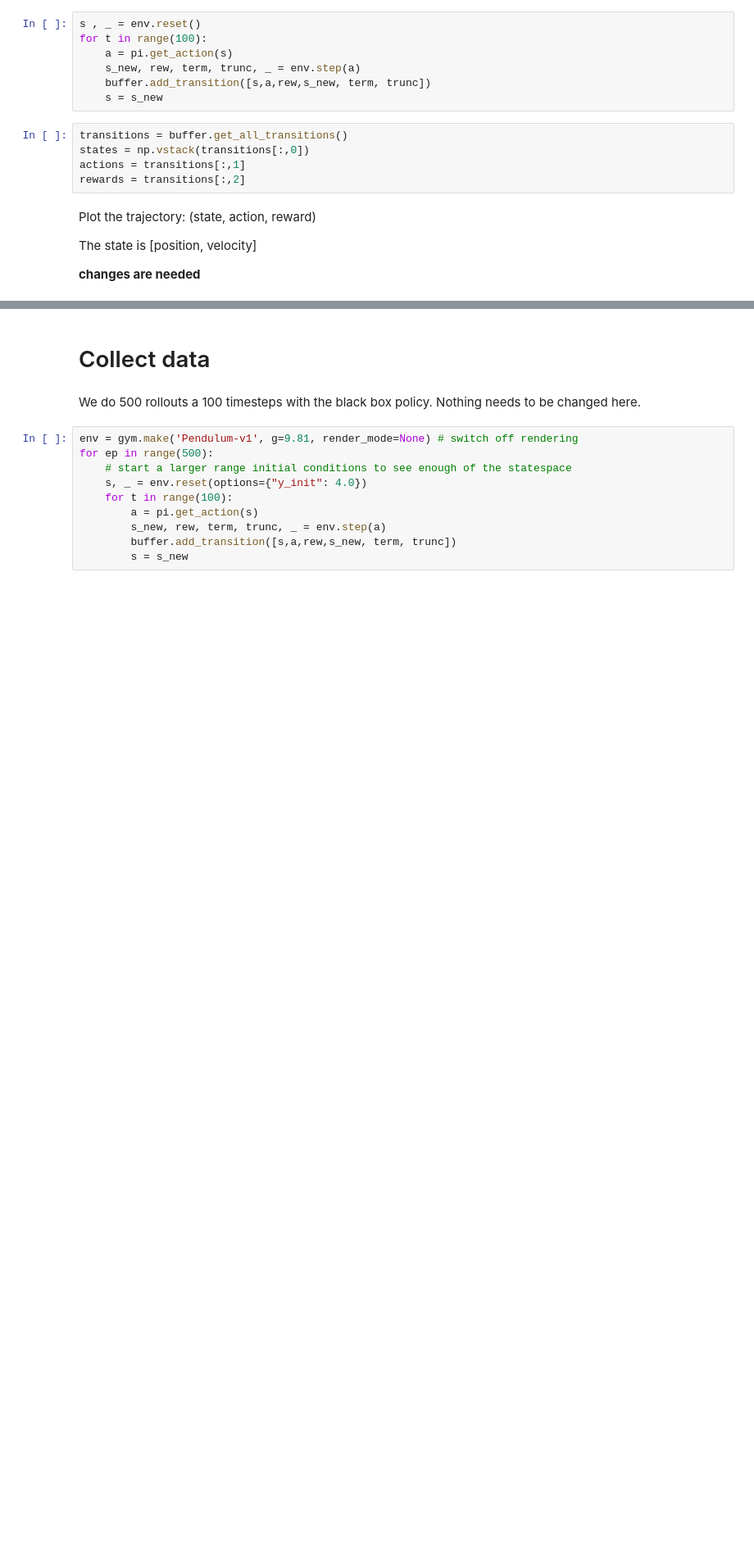
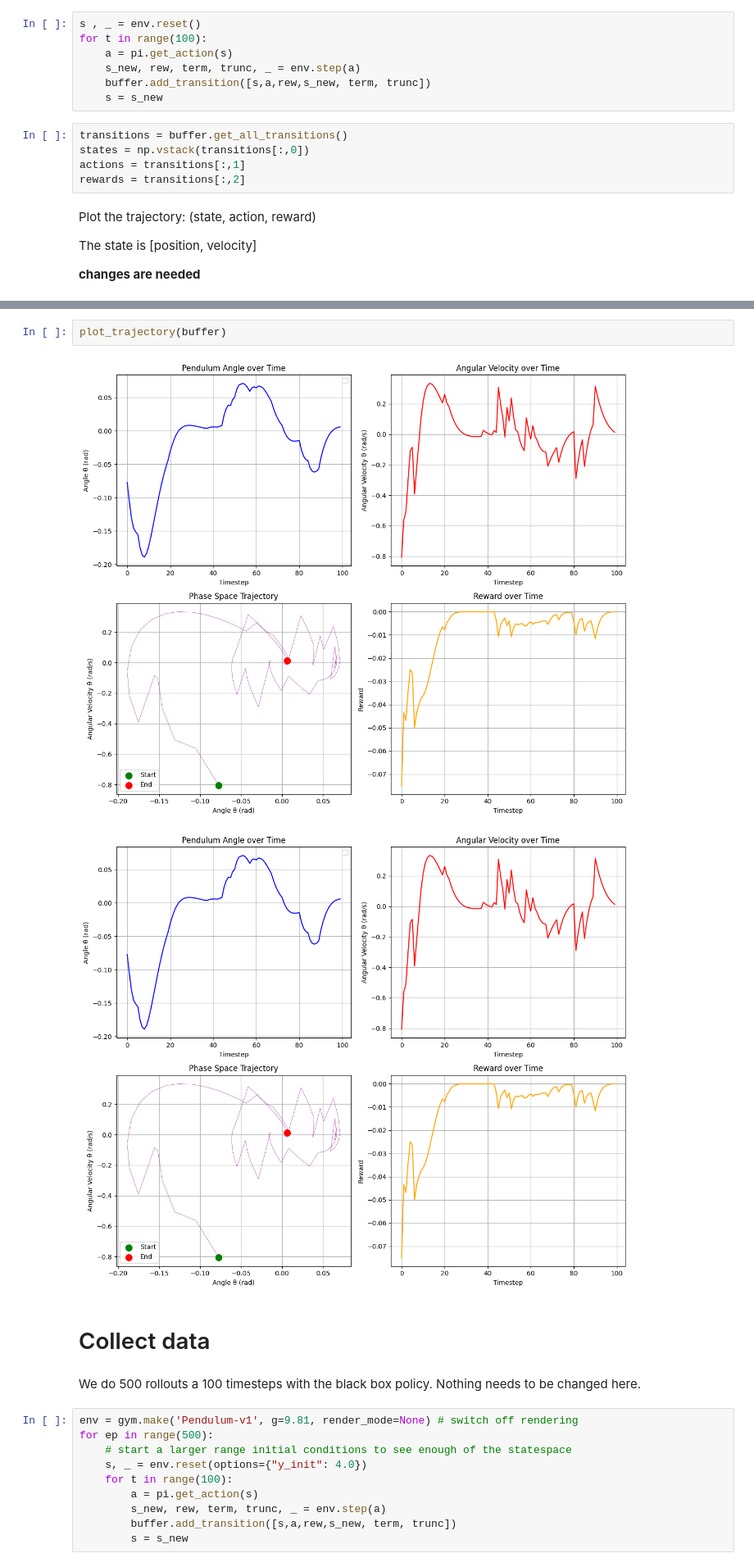
Before and after one commit to la2pixel/RL25_Assignments, a Jupyter notebook: HW6/6_gym_valueapprox/value_approx.ipynb, the cells around one changed output, grey strips where cells are left out. Shown: that part at 82% size. Saved outputs shown, nothing was run; the diff lists cells and outputs as text; blank space fills up the shorter version.

```diff
--- a/HW6/6_gym_valueapprox/value_approx.ipynb
+++ b/HW6/6_gym_valueapprox/value_approx.ipynb
@@ -45,3 +89,8 @@ plt.figure()
+# %%
+plot_trajectory(buffer)
+# %% [output]
+[figure, added]
+[figure, added]
 # %% [markdown]
 # Collect data
 # %% [markdown]
```
Also changed, not shown: parts of 11 cells of this notebook.
